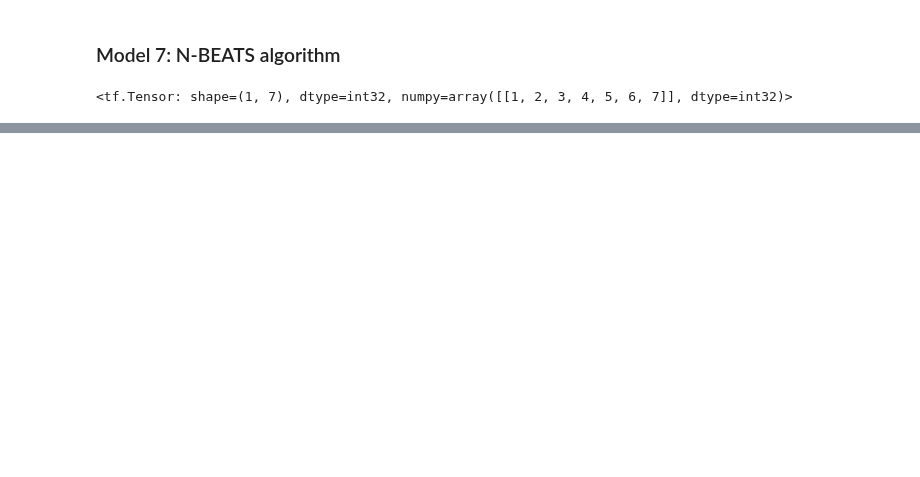
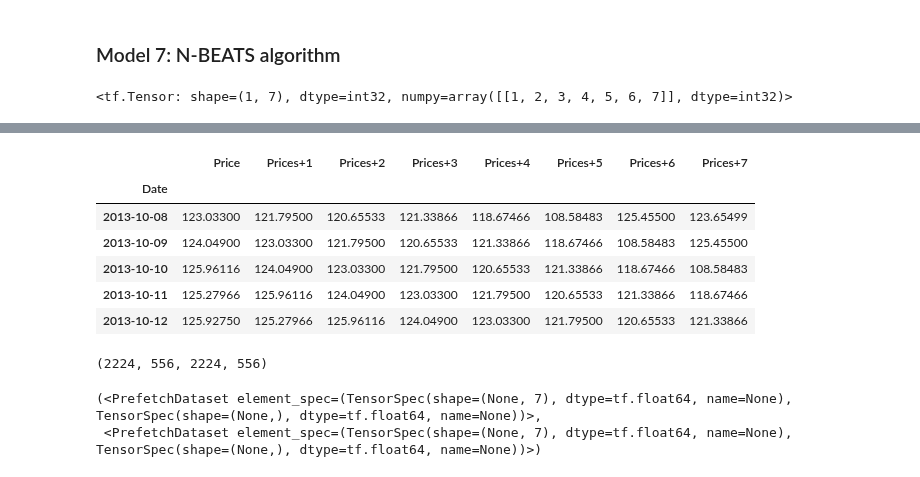
Before and after one commit to shubh-mishra/Time_Series_Forecasting-with-TensorFlow, a Jupyter notebook: TSF_with_TF.ipynb, the cells around one changed output, grey strips where cells are left out. Cells and saved outputs as stored; diff of their text form; code cells hidden in the pictures; blank space fills up the shorter version.

Commit message:
Added: Preparing data for nbeats using tf.data

```diff
--- a/TSF_with_TF.ipynb
+++ b/TSF_with_TF.ipynb
@@ -1280,0 +1275,3 @@ Forecast: 0.42734265327453613
+# %%
+HORIZON = 1 # how far to predict
+WINDOW_SIZE = 7 # how far to lookback
@@ -1280,0 +1289,47 @@ Forecast: 0.42734265327453613
+# %%
+# Add windowed columns
+bitcoin_prices_nbeats = bitcoin_prices.copy()
+for i in range(WINDOW_SIZE):
+  bitcoin_prices_nbeats[f"Prices+{i+1}"] = bitcoin_prices_nbeats["Price"].shift(periods=i+1)
+bitcoin_prices_nbeats.dropna().head()
+# %% [output]
+|  | Price | Prices+1 | Prices+2 | Prices+3 | Prices+4 | Prices+5 | Prices+6 | Prices+7 |
+| Date |  |  |  |  |  |  |  |  |
+| 2013-10-08 | 123.03300 | 121.79500 | 120.65533 | 121.33866 | 118.67466 | 108.58483 | 125.45500 | 123.65499 |
+| 2013-10-09 | 124.04900 | 123.03300 | 121.79500 | 120.65533 | 121.33866 | 118.67466 | 108.58483 | 125.45500 |
+| 2013-10-10 | 125.96116 | 124.04900 | 123.03300 | 121.79500 | 120.65533 | 121.33866 | 118.67466 | 108.58483 |
+| 2013-10-11 | 125.27966 | 125.96116 | 124.04900 | 123.03300 | 121.79500 | 120.65533 | 121.33866 | 118.67466 |
+| 2013-10-12 | 125.92750 | 125.27966 | 125.96116 | 124.04900 | 123.03300 | 121.79500 | 120.65533 | 121.33866 |
+# %%
+# Make features and labels
+X = bitcoin_prices_nbeats.dropna().drop("Price", axis=1)
+y = bitcoin_prices_nbeats.dropna()['Price']
+
+# Make train and test sets
+split_size = int(len(X)*0.8)
+X_train, y_train = X[:split_size], y[:split_size]
+X_test, y_test = X[split_size:], y[split_size:]
+len(X_train), len(X_test), len(y_train), len(y_test)
+# %% [output]
+(2224, 556, 2224, 556)
+# %%
+# 1. Turn train and test sets into tensor datasets
+train_features_dataset = tf.data.Dataset.from_tensor_slices(X_train)
+train_labels_dataset = tf.data.Dataset.from_tensor_slices(y_train)
+
+test_features_dataset = tf.data.Dataset.from_tensor_slices(X_test)
+test_labels_dataset = tf.data.Dataset.from_tensor_slices(y_test)
+
+# 2. Combine features and labels
+train_dataset = tf.data.Dataset.zip((train_features_dataset, train_labels_dataset))
+test_dataset = tf.data.Dataset.zip((test_features_dataset, test_labels_dataset))
+
+# 3. Batch and prefetch for optimal performance
+BATCH_SIZE = 1024
+train_dataset = train_dataset.batch(BATCH_SIZE).prefetch(tf.data.AUTOTUNE)
+test_dataset = test_dataset.batch(BATCH_SIZE).prefetch(tf.data.AUTOTUNE)
+
+train_dataset, test_dataset
+# %% [output]
+(<PrefetchDataset element_spec=(TensorSpec(shape=(None, 7), dtype=tf.float64, name=None), TensorSpec(shape=(None,), dtype=tf.float64, name=None))>,
+ <PrefetchDataset element_spec=(TensorSpec(shape=(None, 7), dtype=tf.float64, name=None), TensorSpec(shape=(None,), dtype=tf.float64, name=None))>)
```
Also changed, not shown: parts of 37 cells of this notebook.
